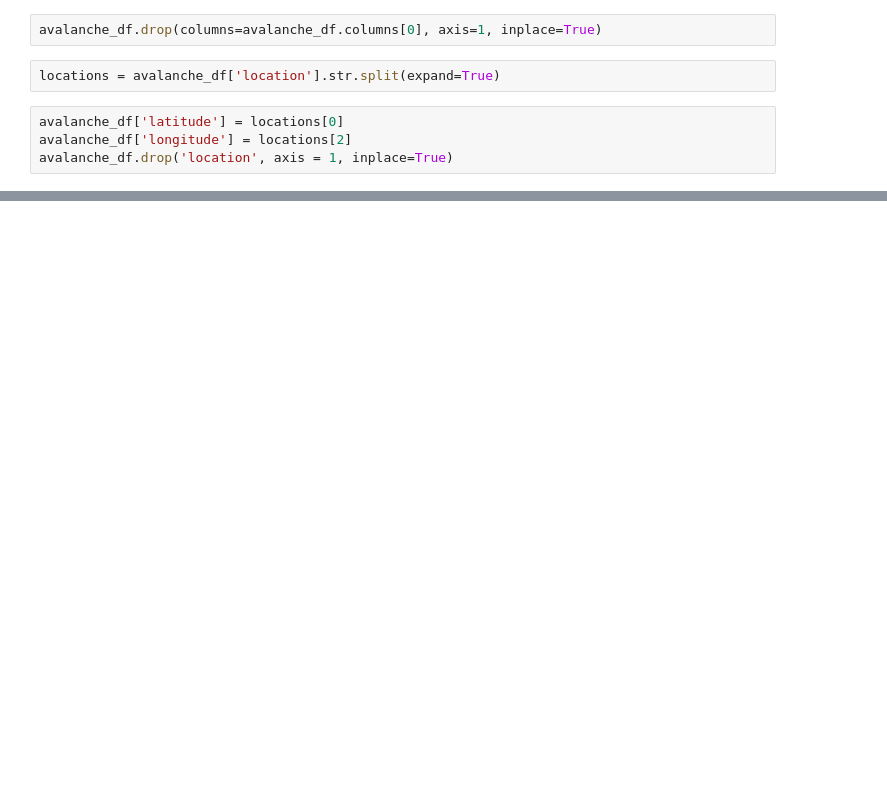
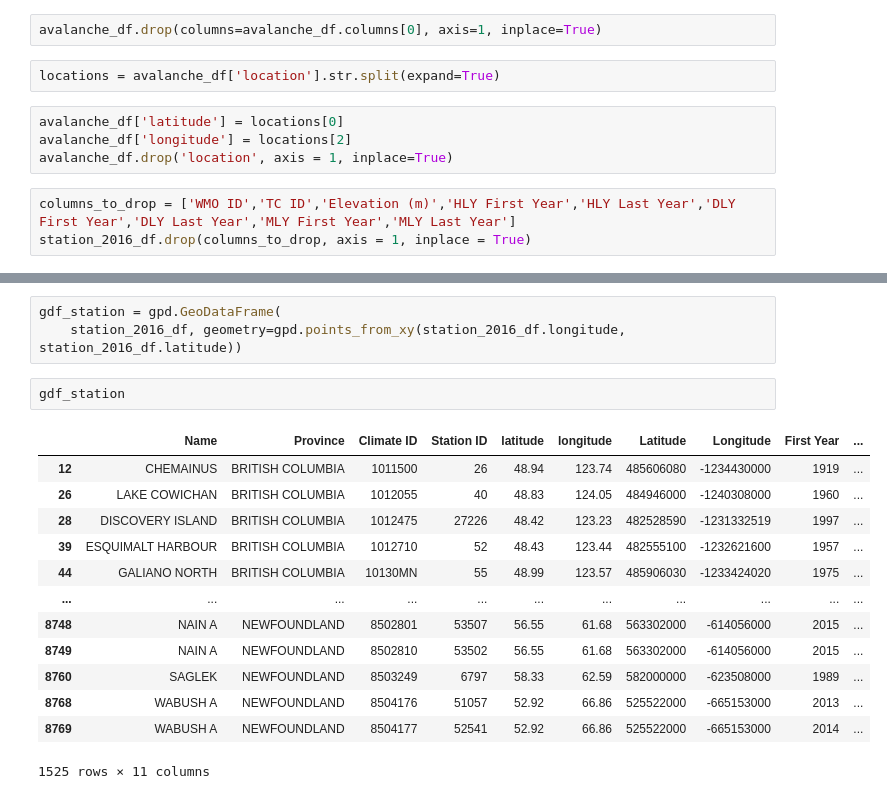
Before and after one commit to seansimkus/Avalanche-Prediction-Capstone, a Jupyter notebook: Avalanche_model_building.ipynb, the cells around one changed output, grey strips where cells are left out. Cells and saved outputs as stored; diff of their text form; blank space fills up the shorter version.

```diff
--- a/Avalanche_model_building.ipynb
+++ b/Avalanche_model_building.ipynb
@@ -25,3 +58,6 @@ locations = avalanche_df['location'].str.split(expand=True)
 avalanche_df['latitude'] = locations[0]
 avalanche_df['longitude'] = locations[2]
 avalanche_df.drop('location', axis = 1, inplace=True)
+# %%
+columns_to_drop = ['WMO ID','TC ID','Elevation (m)','HLY First Year','HLY Last Year','DLY First Year','DLY Last Year','MLY First Year','MLY Last Year']
+station_2016_df.drop(columns_to_drop, axis = 1, inplace = True)
@@ -27,0 +146,19 @@ avalanche_df.drop('location', axis = 1, inplace=True)
+# %%
+gdf_station = gpd.GeoDataFrame(
+    station_2016_df, geometry=gpd.points_from_xy(station_2016_df.longitude, station_2016_df.latitude))
+# %%
+gdf_station
+# %% [output]
+|  | Name | Province | Climate ID | Station ID | latitude | longitude | Latitude | Longitude | First Year | ... |
+| 12 | CHEMAINUS | BRITISH COLUMBIA | 1011500 | 26 | 48.94 | 123.74 | 485606080 | -1234430000 | 1919 | ... |
+| 26 | LAKE COWICHAN | BRITISH COLUMBIA | 1012055 | 40 | 48.83 | 124.05 | 484946000 | -1240308000 | 1960 | ... |
+| 28 | DISCOVERY ISLAND | BRITISH COLUMBIA | 1012475 | 27226 | 48.42 | 123.23 | 482528590 | -1231332519 | 1997 | ... |
+| 39 | ESQUIMALT HARBOUR | BRITISH COLUMBIA | 1012710 | 52 | 48.43 | 123.44 | 482555100 | -1232621600 | 1957 | ... |
+| 44 | GALIANO NORTH | BRITISH COLUMBIA | 10130MN | 55 | 48.99 | 123.57 | 485906030 | -1233424020 | 1975 | ... |
+| ... | ... | ... | ... | ... | ... | ... | ... | ... | ... | ... |
+| 8748 | NAIN A | NEWFOUNDLAND | 8502801 | 53507 | 56.55 | 61.68 | 563302000 | -614056000 | 2015 | ... |
+| 8749 | NAIN A | NEWFOUNDLAND | 8502810 | 53502 | 56.55 | 61.68 | 563302000 | -614056000 | 2015 | ... |
+| 8760 | SAGLEK | NEWFOUNDLAND | 8503249 | 6797 | 58.33 | 62.59 | 582000000 | -623508000 | 1989 | ... |
+| 8768 | WABUSH A | NEWFOUNDLAND | 8504176 | 51057 | 52.92 | 66.86 | 525522000 | -665153000 | 2013 | ... |
+| 8769 | WABUSH A | NEWFOUNDLAND | 8504177 | 52541 | 52.92 | 66.86 | 525522000 | -665153000 | 2014 | ... |
+1525 rows × 11 columns
```
Also changed, not shown: parts of 40 cells of this notebook.
